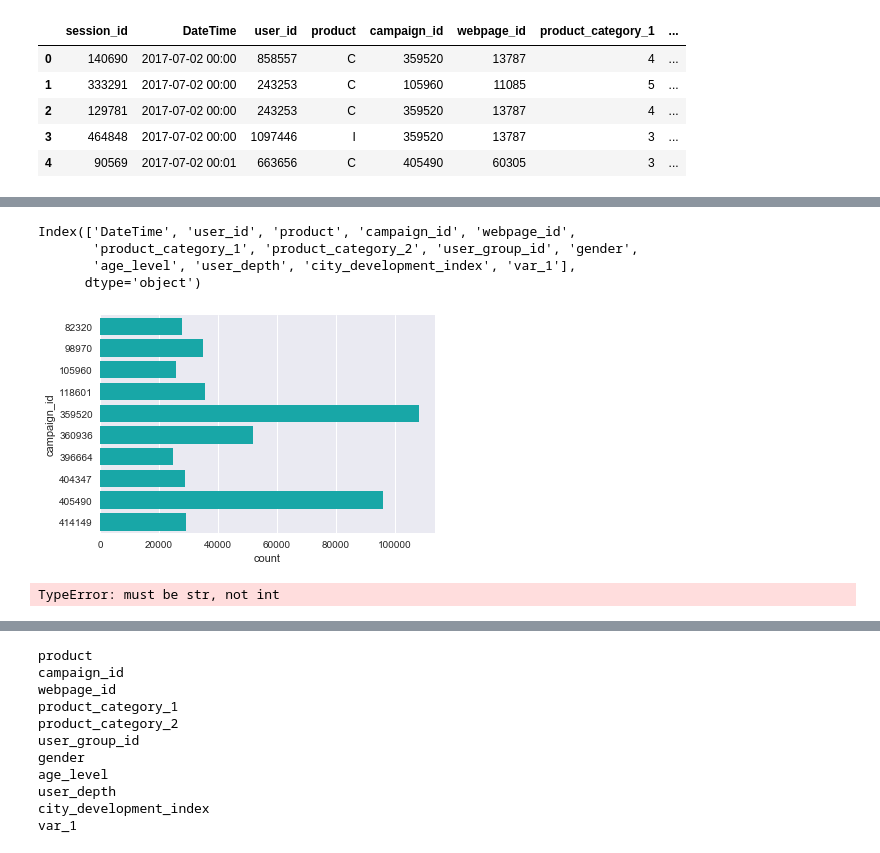
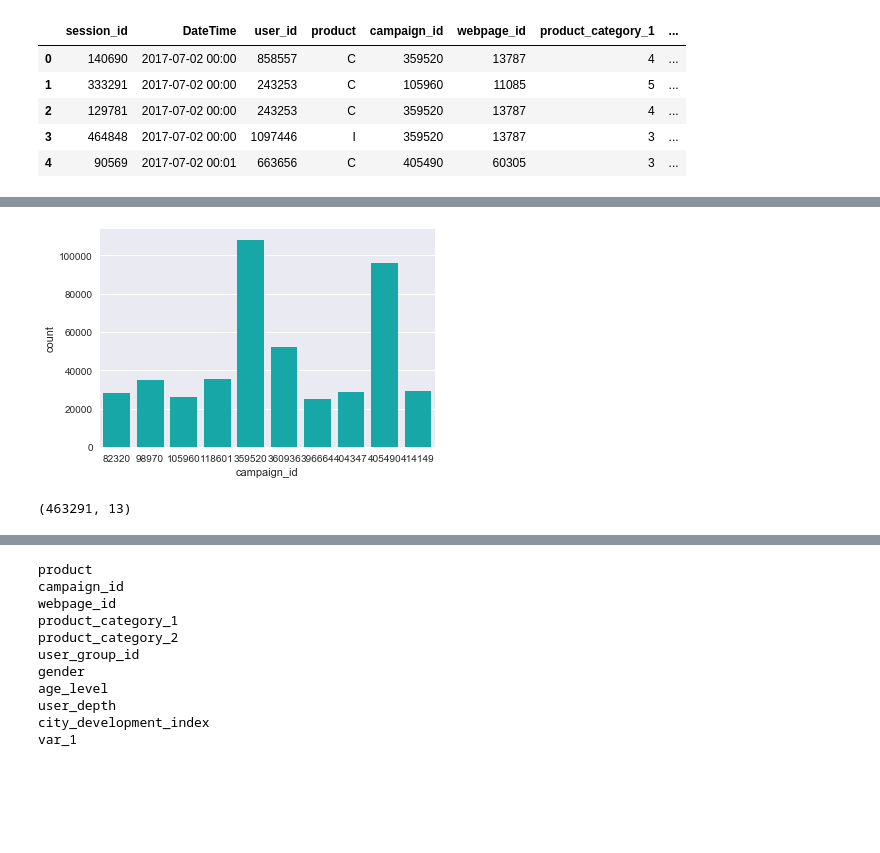
Before and after one commit to risarora/ML_recipes.md, a Jupyter notebook: AMX/AMX_HiringDrive V2.ipynb, the cells around one changed output, grey strips where cells are left out. Cells and saved outputs as stored; diff of their text form; code cells hidden in the pictures; blank space fills up the shorter version.

```diff
--- a/AMX/AMX_HiringDrive V2.ipynb
+++ b/AMX/AMX_HiringDrive V2.ipynb
@@ -30,6 +30,18 @@ data.drop('session_id',axis=1,inplace=True)
 # %%
 X = data.drop('is_click',axis=1)
 y = data['is_click']
+# %%
+X["product"] = X["product"].astype('category')
+X["campaign_id"] = X["campaign_id"].astype('category')
+X["webpage_id"] = X["webpage_id"].astype('category')
+X["product_category_1"] = X["product_category_1"].astype('category')
+X["product_category_2"] = X["product_category_2"].astype('category')
+X["user_group_id"] = X["user_group_id"].astype('category')
+X["city_development_index"] = X["city_development_index"].astype('category')
+X["age_level"] = X["age_level"].astype('category')
+X["user_depth"] = X["user_depth"].astype('category')
+X["var_1"] = X["var_1"].astype('category')
+X["gender"] = X["gender"].astype('category')
 # %%
 X.describe(include='all').T
 # %% [output]
@@ -94,15 +168,10 @@ memory usage: 15.0+ MB
 # %%
 ZZ=X.columns
-# %% [output]
-Index(['DateTime', 'user_id', 'product', 'campaign_id', 'webpage_id',
-       'product_category_1', 'product_category_2', 'user_group_id', 'gender',
-       'age_level', 'user_depth', 'city_development_index', 'var_1'],
-      dtype='object')
 # %%
-sns.countplot(y="campaign_id", data=X, color="c");
+sns.countplot(x="campaign_id", data=X, color="c");
 # %% [output]
-[figure, old version]
+[figure, new version]
-# %%
-sns.barplot(X)
-# %% [output]
-TypeError: must be str, not int
+# %%
+X.shape
+# %% [output]
+(463291, 13)
```
Also changed, not shown: parts of 26 cells of this notebook.
